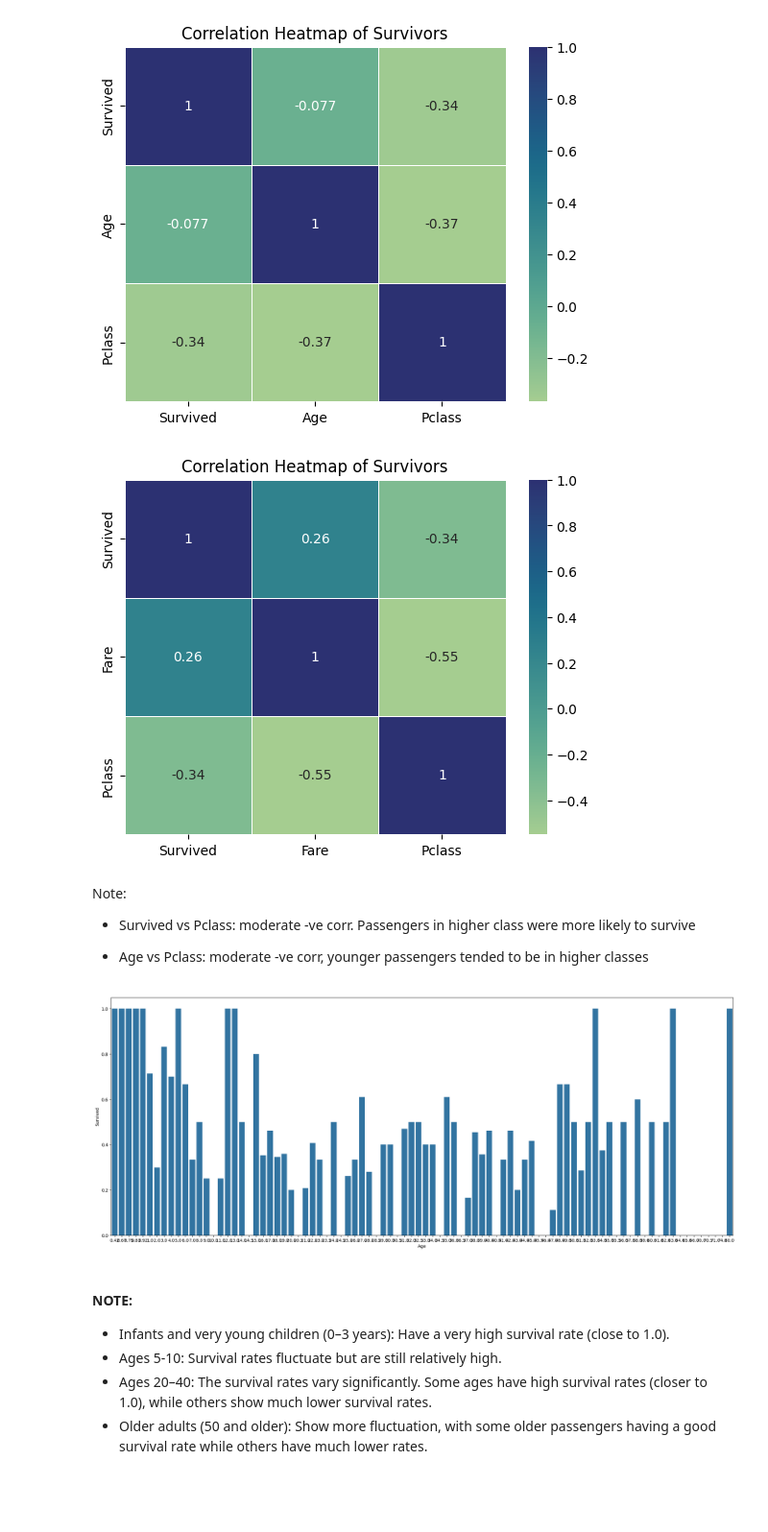
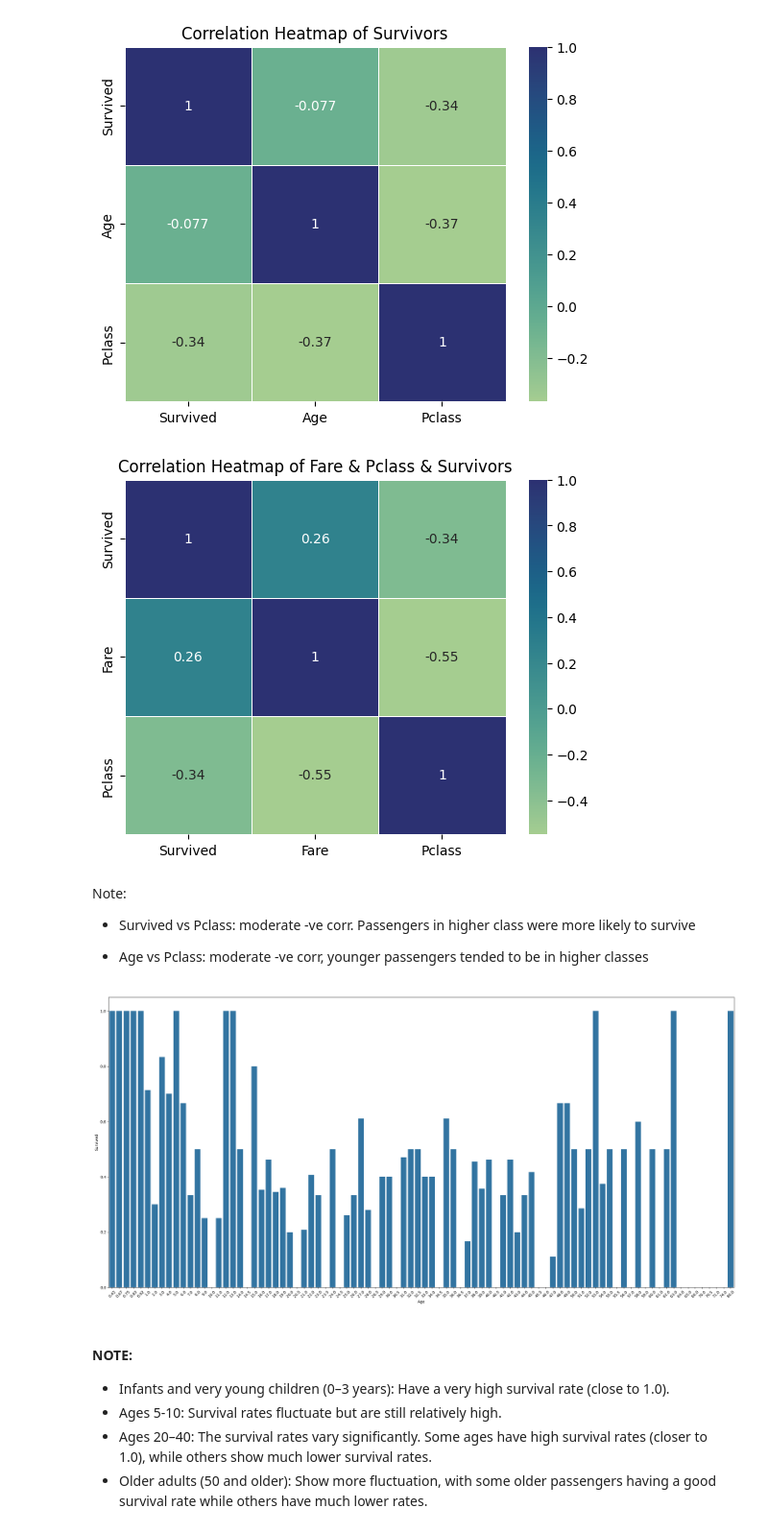
Before and after one commit to AnnaVerbytska/Titanic-Machine_Learning-from-Disaster, a Jupyter notebook: notebooks/EDA.ipynb, the cells around one changed output. Shown at 96% size. Cells and saved outputs as stored; diff of their text form; code cells hidden in the pictures; blank space fills up the shorter version.

```diff
--- a/notebooks/EDA.ipynb
+++ b/notebooks/EDA.ipynb
@@ -10,5 +10,5 @@ import seaborn as sns
 # DATA INGESTION
 
 # Fetch the data
-train_df = pd.read_csv('../data/train.csv')
-test_df = pd.read_csv('../data/test.csv')
+train = pd.read_csv('../data/train.csv')
+test = pd.read_csv('../data/test.csv')
@@ -359,15 +371,15 @@ plt.show()
 # %% [output]
 [figure]
 # %%
-df_corr= train_df[['Survived', 'Fare', 'Pclass']]
+df_corr= train[['Survived', 'Fare', 'Pclass']]
 corr = df_corr.corr()
 #plt.figure(figsize=(10, 4))
 #cmap = sns.diverging_palette(220,10,as_cmap=True)
 sns.heatmap(corr, annot=True, linewidth=.5, cmap='crest') #cbar=True, #vmin=-1, vmax=1)
-plt.title('Correlation Heatmap of Survivors')
+plt.title('Correlation Heatmap of Fare & Pclass & Survivors')
 plt.show()
 # %% [output]
-[figure, old version]
+[figure, new version]
 # %% [markdown]
 Note:
 
@@ -375,12 +387,13 @@ Note:
 
 - Age vs Pclass: moderate -ve corr, younger passengers tended to be in higher classes
 # %%
-plt.figure(figsize=(26,10))
-avg_survivors=train_df[['Age','Survived']].groupby(['Age'], as_index=False).mean()
+plt.figure(figsize=(30,14))
+avg_survivors=train[['Age','Survived']].groupby(['Age'], as_index=False).mean()
 avg_age=sns.barplot(data=avg_survivors, x='Age', y='Survived')
+plt.xticks(rotation=45)  # Rotate labels by 45 degrees
 plt.show()
 # %% [output]
-[figure, old version]
+[figure, new version]
 # %% [markdown]
 #### NOTE:
 - Infants and very young children (0–3 years): Have a very high survival rate (close to 1.0).
```
Also changed, not shown: parts of 35 cells of this notebook.
